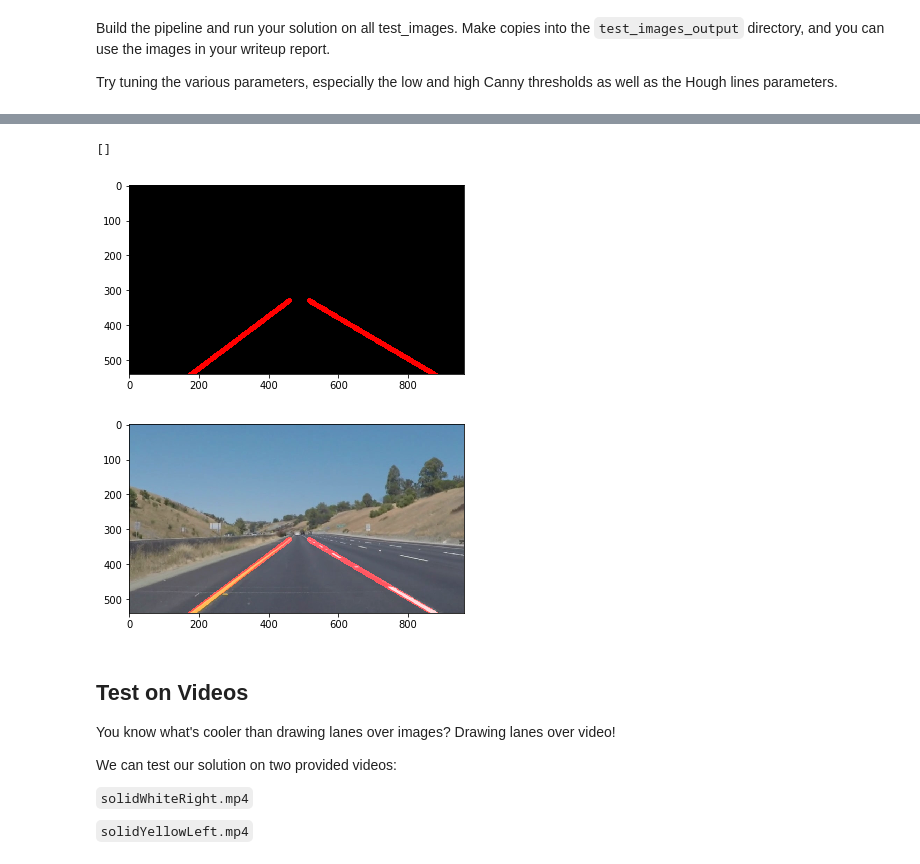
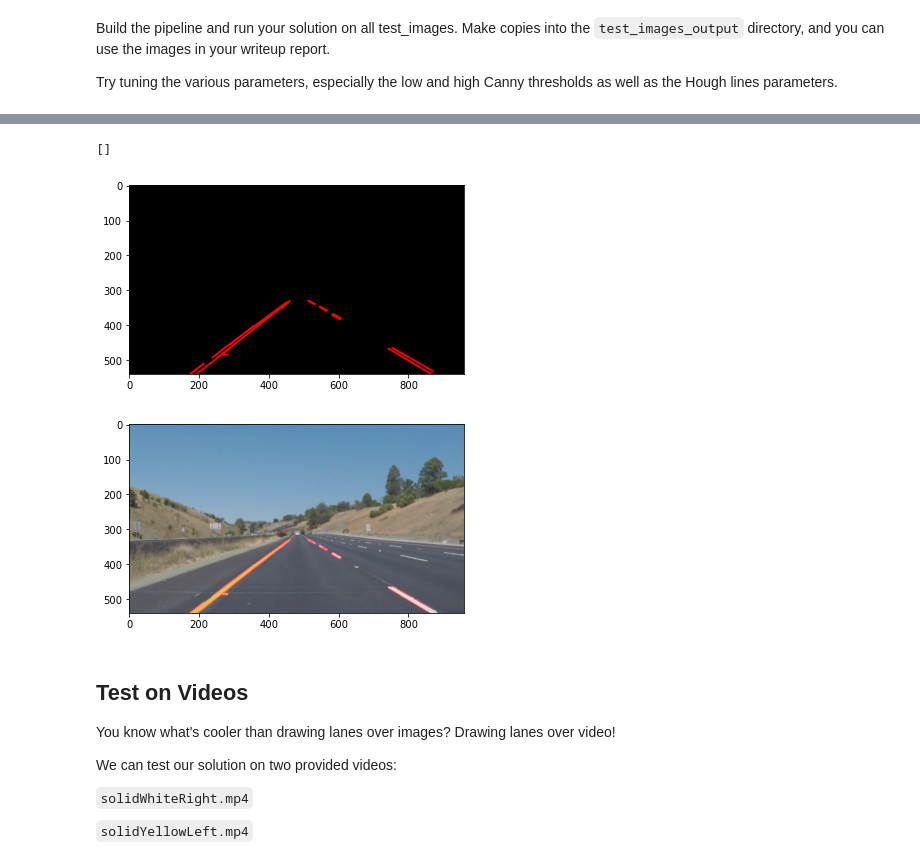
Before and after one commit to Charingchen/CarND-Find-Lane-Lines, a Jupyter notebook: P1.ipynb, the cells around one changed output, grey strips where cells are left out. Drawn from its saved outputs; the diff is of its cells as text; code cells hidden in the pictures.

```diff
--- a/P1.ipynb
+++ b/P1.ipynb
@@ -539,33 +539,33 @@ save_image(save_name= 'masked_edges_output.jpg',save_image=masked_edges)
 # %%
 # Define the Hough transform parameters
 # Make a blank the same size as our image to draw on
 rho = 4 # distance resolution in pixels of the Hough grid
 theta = np.pi/180 # angular resolution in radians of the Hough grid
 threshold =  20  # minimum number of votes (intersections in Hough grid cell)
 min_line_length = 15 #minimum number of pixels making up a line
 max_line_gap = 10 # maximum gap in pixels between connectable line segments
 
 prev_slope = []
 lines = hough_lines(img= masked_edges, rho= rho, theta=theta,
             min_line_len=min_line_length, max_line_gap=max_line_gap,threshold=threshold,mask_height=mask_height,
-                    ave_line = True)
+                    ave_line = False)
 
 # To reduce the all other pixel getting dimmer, change Alpha to 1, but where red + orignial combined might be bigger than the 255
 print(prev_slope)
 marked_line = weighted_img(img=lines,initial_img=input_image,α=0.9)
 plt.figure()
 plt.imshow(lines)
 
 plt.figure()
 plt.imshow(marked_line)
 # plt.figure()
 # plt.imshow(input_image)
 
 save_image(save_name=process_img_name + '_output.jpg',save_image=marked_line)
 # %% [output]
 []
-[figure, old version]
+[figure, new version]
-[figure, old version]
+[figure, new version]
 # %% [markdown]
 ## Test on Videos
 
```
Also changed, not shown: parts of 5 cells of this notebook, 17 other files.
